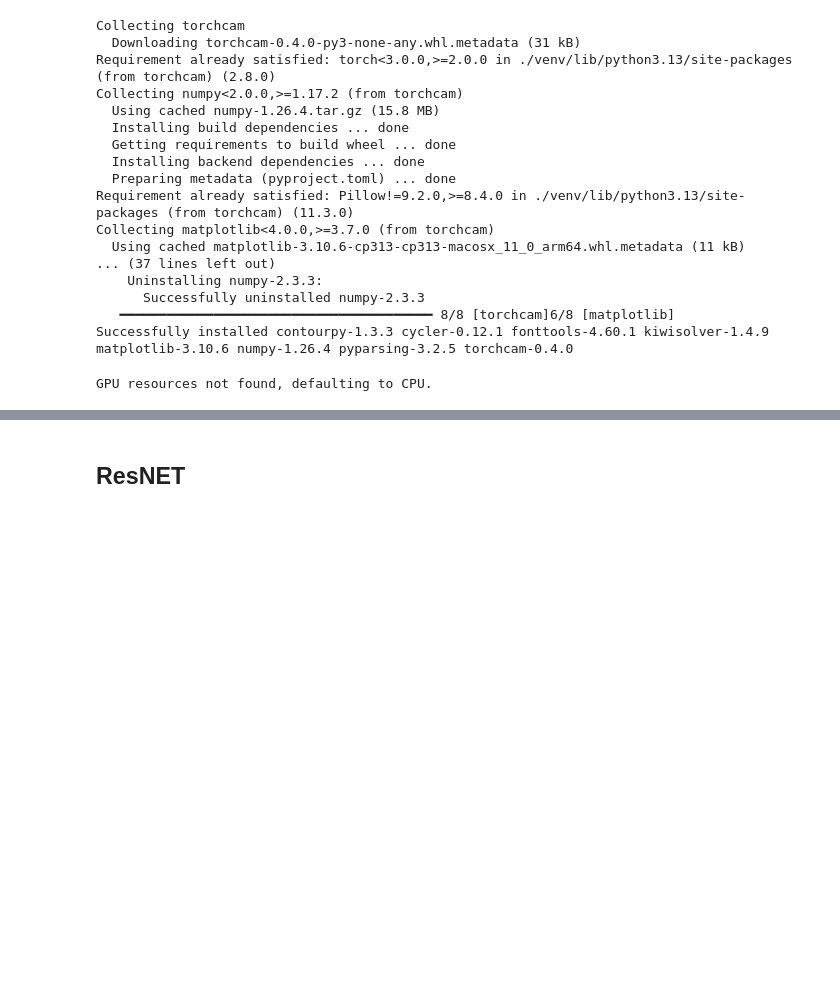
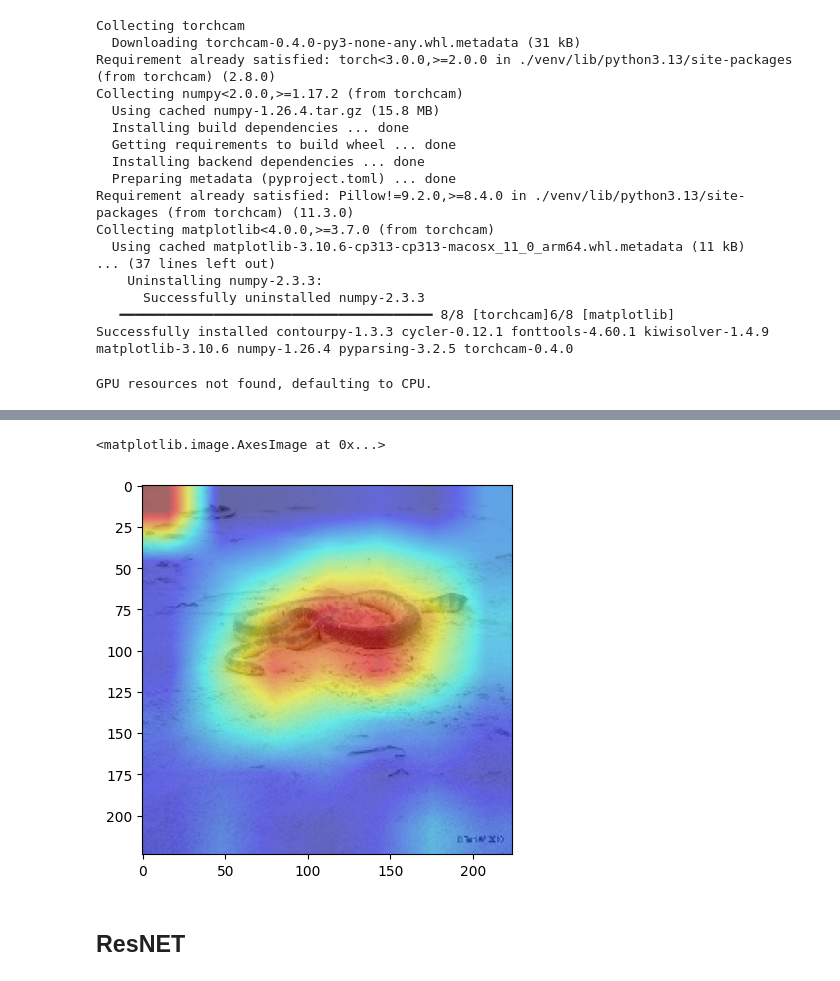
Before and after one commit to auto-d/vision-mapping, a Jupyter notebook: viz_map.ipynb, the cells around one changed output, grey strips where cells are left out. Saved outputs shown, nothing was run; the diff lists cells and outputs as text; code cells hidden in the pictures; blank space fills up the shorter version.

```diff
--- a/viz_map.ipynb
+++ b/viz_map.ipynb
@@ -72,0 +116,11 @@ def inspect_model_file(path, device):
+# %%
+model = resnet50(pretrained=True)
+target_layers = model.layer4
+# %%
+cam = GradCAM(model=model, target_layers=target_layers)
+# %%
+gray_cam = cam(
+    input_tensor=input_tensor,
+    targets=None,
+    aug_smooth=False,
+    eigen_smooth=False)[0, :]
@@ -72,0 +131,7 @@ def inspect_model_file(path, device):
+# %%
+cam_image = show_cam_on_image(img, gray_cam, use_rgb=True)
+# %%
+plt.imshow(cam_image)
+# %% [output]
+<matplotlib.image.AxesImage at 0x...>
+[figure, added]
```
Also changed, not shown: parts of 10 cells of this notebook.
